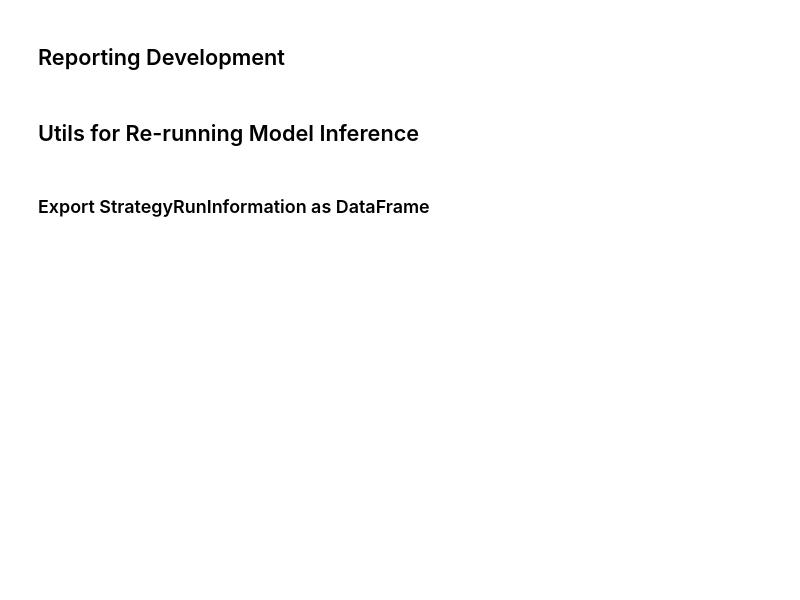
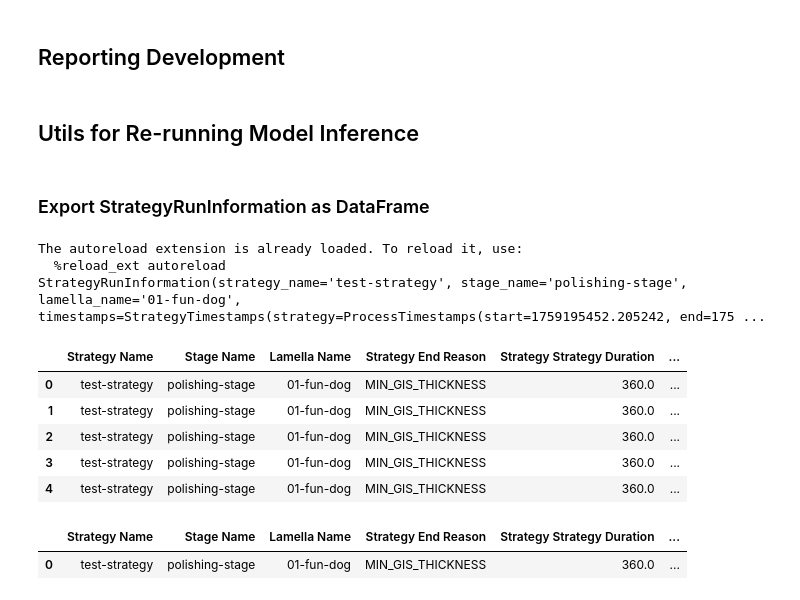
Before and after one commit to rosalindfranklininstitute/adaptive_milling, a Jupyter notebook: src/scripts/reporting_notebook.ipynb, the cells around one changed output. Saved outputs shown, nothing was run; the diff lists cells and outputs as text; code cells hidden in the pictures; blank space fills up the shorter version.

Commit message:
tmp: dataframe changes

```diff
--- a/src/scripts/reporting_notebook.ipynb
+++ b/src/scripts/reporting_notebook.ipynb
@@ -525,34 +525,44 @@ run_info = StrategyRunInformation(
     strategy_name="test-strategy",
     stage_name="polishing-stage",
     lamella_name="01-fun-dog",
     timestamps=StrategyTimestamps(
         strategy=ProcessTimestamps(
             start=time.time() - 360,
             end=time.time(),
         ),
         setup=ProcessTimestamps(
             start=time.time() - 350,
             end=time.time() - 180,
         ),
         centre_lamella=ProcessTimestamps(
             start=time.time() - 350,
             end=time.time() - 340,
         )
     ),
     strategy_end_reason=StopReasons.MIN_GIS_THICKNESS.name,
     cycle_information=cycle_info
 )
 
 print(run_info)
 
-df = run_info.to_dataframe()
-
-display(df)
+# df = run_info.to_dataframe()
+# display(df)
 
 
 df = run_info.to_summary_dataframe()
-
 display(df)
 
 df = run_info.to_final_dataframe()
 display(df)
+# %% [output]
+The autoreload extension is already loaded. To reload it, use:
+  %reload_ext autoreload
+StrategyRunInformation(strategy_name='test-strategy', stage_name='polishing-stage', lamella_name='01-fun-dog', timestamps=StrategyTimestamps(strategy=ProcessTimestamps(start=1759195452.205242, end=175 ...
+|  | Strategy Name | Stage Name | Lamella Name | Strategy End Reason | Strategy Strategy Duration | ... |
+| 0 | test-strategy | polishing-stage | 01-fun-dog | MIN_GIS_THICKNESS | 360.0 | ... |
+| 1 | test-strategy | polishing-stage | 01-fun-dog | MIN_GIS_THICKNESS | 360.0 | ... |
+| 2 | test-strategy | polishing-stage | 01-fun-dog | MIN_GIS_THICKNESS | 360.0 | ... |
+| 3 | test-strategy | polishing-stage | 01-fun-dog | MIN_GIS_THICKNESS | 360.0 | ... |
+| 4 | test-strategy | polishing-stage | 01-fun-dog | MIN_GIS_THICKNESS | 360.0 | ... |
+|  | Strategy Name | Stage Name | Lamella Name | Strategy End Reason | Strategy Strategy Duration | ... |
+| 0 | test-strategy | polishing-stage | 01-fun-dog | MIN_GIS_THICKNESS | 360.0 | ... |
```
Also changed, not shown: parts of 3 cells of this notebook, 1 other file.
